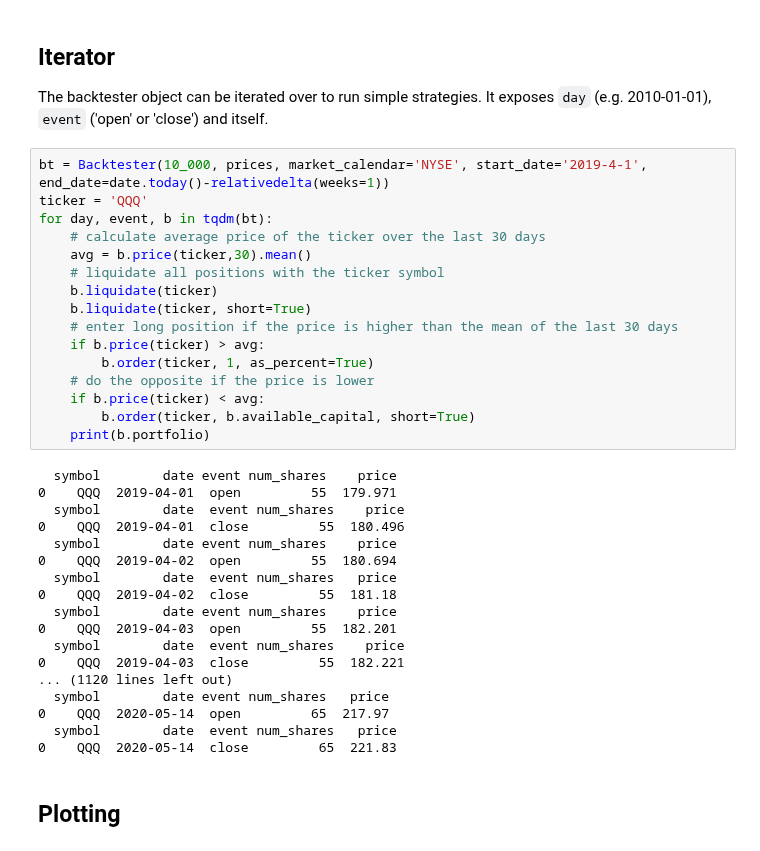
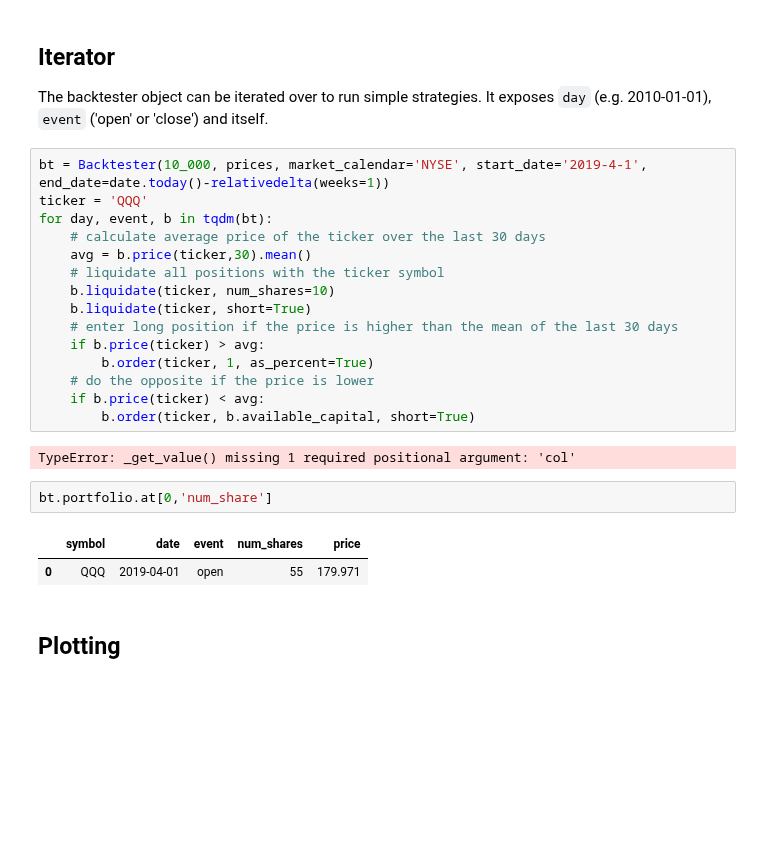
Before and after one commit to MiniXC/simple-back, a Jupyter notebook: examples/usage_examples.ipynb, the cells around one changed output. Saved outputs shown, nothing was run; the diff lists cells and outputs as text; blank space fills up the shorter version.

Commit message:
added metrics, liquidate hotfix

```diff
--- a/examples/usage_examples.ipynb
+++ b/examples/usage_examples.ipynb
@@ -54,7 +54,7 @@ for day, event, b in tqdm(bt):
     # calculate average price of the ticker over the last 30 days
     avg = b.price(ticker,30).mean()
     # liquidate all positions with the ticker symbol
-    b.liquidate(ticker)
+    b.liquidate(ticker, num_shares=10)
     b.liquidate(ticker, short=True)
     # enter long position if the price is higher than the mean of the last 30 days
     if b.price(ticker) > avg:
@@ -62,25 +62,13 @@ for day, event, b in tqdm(bt):
     # do the opposite if the price is lower
     if b.price(ticker) < avg:
         b.order(ticker, b.available_capital, short=True)
-    print(b.portfolio)
 # %% [output]
-  symbol        date event num_shares    price
-0    QQQ  2019-04-01  open         55  179.971
-  symbol        date  event num_shares    price
-0    QQQ  2019-04-01  close         55  180.496
-  symbol        date event num_shares    price
-0    QQQ  2019-04-02  open         55  180.694
-  symbol        date  event num_shares   price
-0    QQQ  2019-04-02  close         55  181.18
-  symbol        date event num_shares    price
-0    QQQ  2019-04-03  open         55  182.201
-  symbol        date  event num_shares    price
-0    QQQ  2019-04-03  close         55  182.221
-... (1120 lines left out)
-  symbol        date event num_shares   price
-0    QQQ  2020-05-14  open         65  217.97
-  symbol        date  event num_shares   price
-0    QQQ  2020-05-14  close         65  221.83
+TypeError: _get_value() missing 1 required positional argument: 'col'
+# %%
+bt.portfolio.at[0,'num_share']
+# %% [output]
+|  | symbol | date | event | num_shares | price |
+| 0 | QQQ | 2019-04-01 | open | 55 | 179.971 |
 # %% [markdown]
 ## Plotting
 # %%
```
Also changed, not shown: parts of 6 cells of this notebook, 2 other files.
